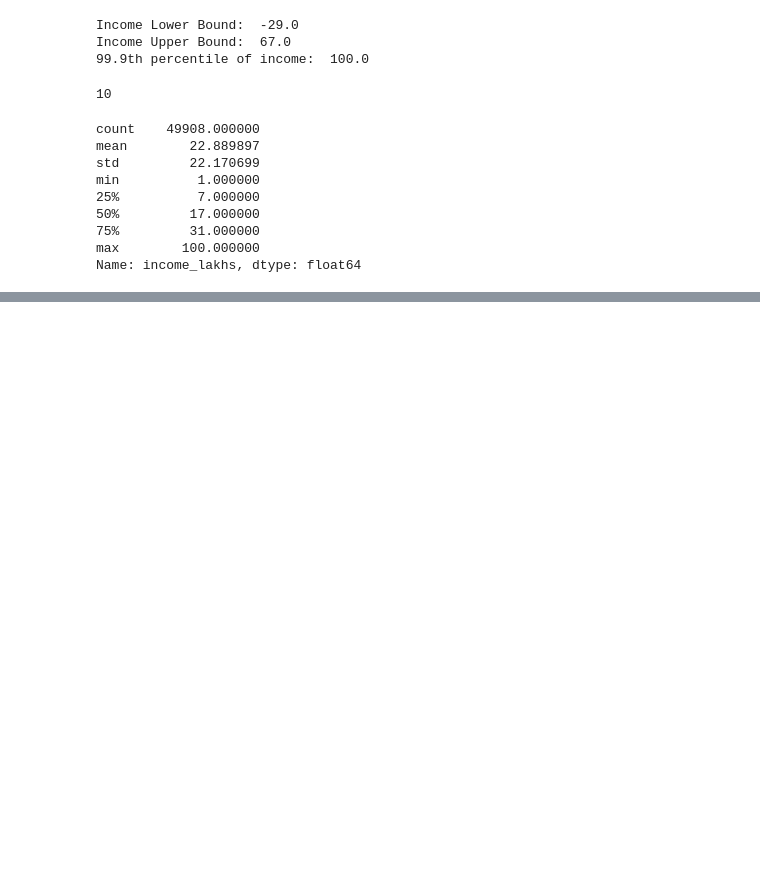
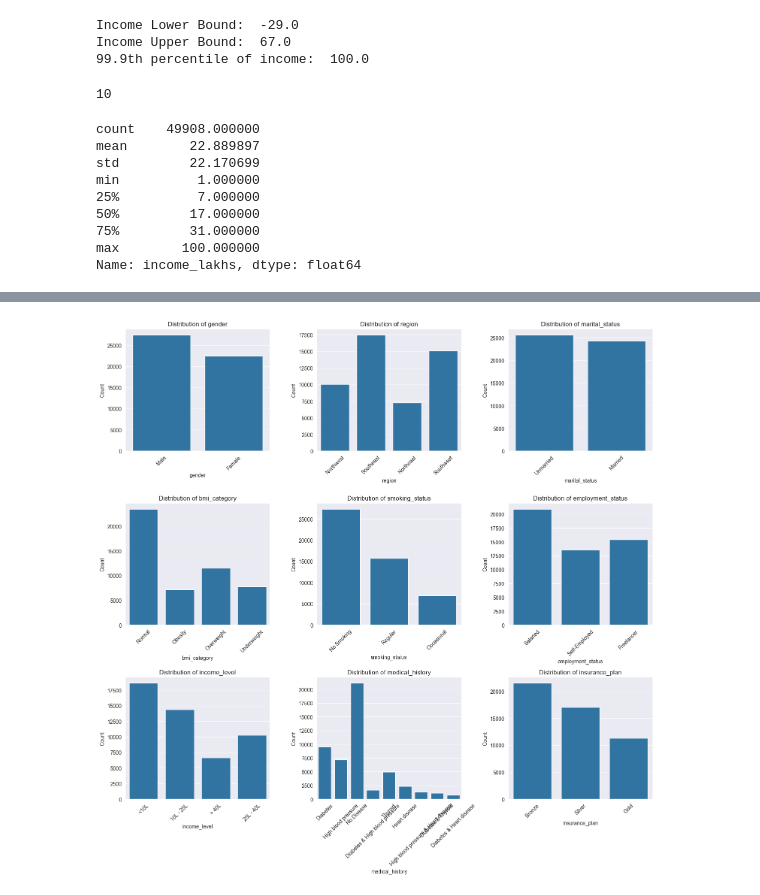
Before and after one commit to abidtalukder/healthcare-premium-prediction, a Jupyter notebook: notebooks/eda.ipynb, the cells around one changed output, grey strips where cells are left out. Drawn from its saved outputs; the diff is of its cells as text; code cells hidden in the pictures; blank space fills up the shorter version.

```diff
--- a/notebooks/eda.ipynb
+++ b/notebooks/eda.ipynb
@@ -171,0 +218,3 @@ Name: income_lakhs, dtype: float64
+# %%
+categorical_cols = df2.select_dtypes(include="object").columns.tolist()
+categorical_cols
@@ -171,0 +231,3 @@ Name: income_lakhs, dtype: float64
+# %%
+for col in categorical_cols:
+    print(col + ":", df2[col].unique())
@@ -171,0 +248,8 @@ Name: income_lakhs, dtype: float64
+# %%
+df2['smoking_status'].replace({
+    "Smoking=0": "No Smoking",
+    'Does Not Smoke': "No Smoking",
+    "Not Smoking": "No Smoking",
+}, inplace=True)
+
+df2['smoking_status'].unique()
@@ -171,0 +268,25 @@ Name: income_lakhs, dtype: float64
+# %%
+# Number of plots per row
+plots_per_row = 3
+num_cols = len(categorical_cols)
+num_rows = (num_cols + plots_per_row - 1) // plots_per_row  # Calculate the required number of rows
+
+fig, axes = plt.subplots(num_rows, plots_per_row, figsize=(15, 5 * num_rows))
+axes = axes.flatten()  # Flatten the axes array for easy indexing
+# tick_params(axis='x', rotation=45)
+
+for i, col in enumerate(categorical_cols):
+    sns.countplot(x=df2[col], ax=axes[i])
+    axes[i].set_title(f"Distribution of {col}")
+    axes[i].set_xlabel(col)
+    axes[i].set_ylabel("Count")
+    axes[i].tick_params(axis='x', rotation=45)
+
+# Hide any unused subplots
+for i in range(len(categorical_cols), len(axes)):
+    fig.delaxes(axes[i])
+
+plt.tight_layout()
+plt.show()
+# %% [output]
+[figure, added]
```
Also changed, not shown: parts of 25 cells of this notebook.
